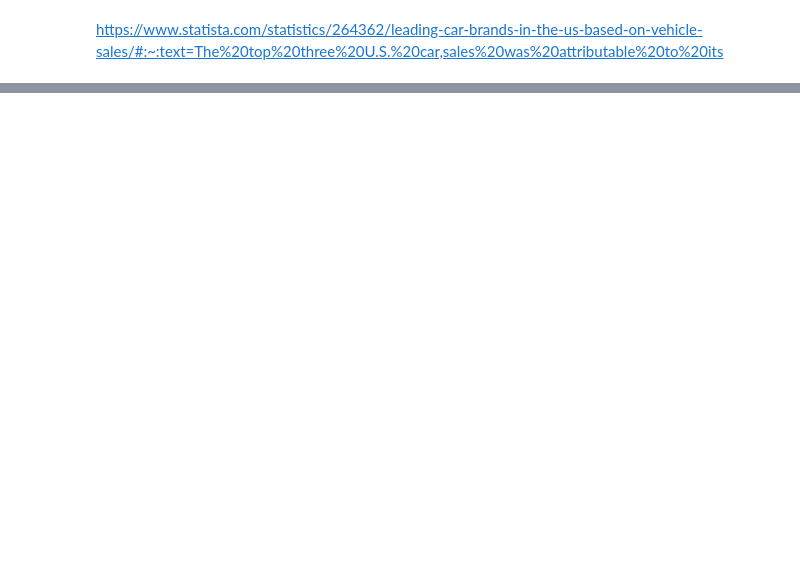
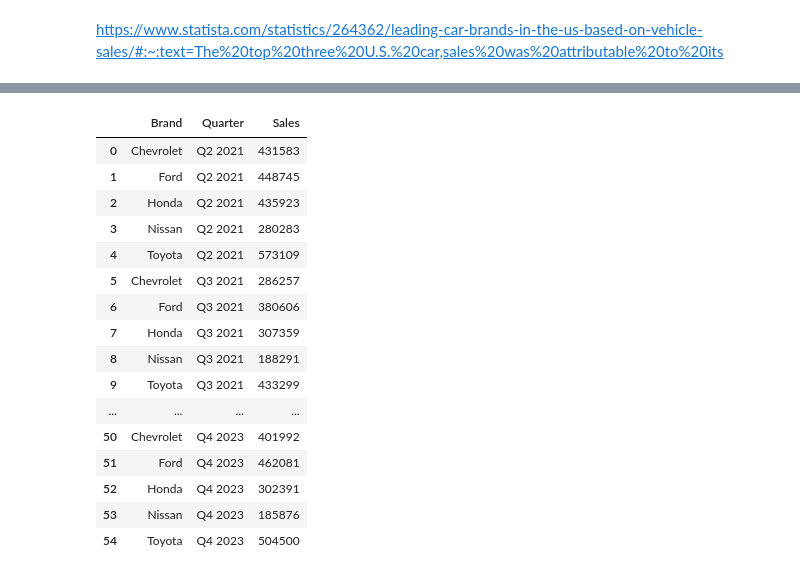
Before and after one commit to ratimayy/ML, a Jupyter notebook: HW_plotly_graph.ipynb, the cells around one changed output, grey strips where cells are left out. Cells and saved outputs as stored; diff of their text form; code cells hidden in the pictures; blank space fills up the shorter version.

```diff
--- a/HW_plotly_graph.ipynb
+++ b/HW_plotly_graph.ipynb
@@ -96,0 +83,20 @@ SyntaxError: closing parenthesis ']' does not match opening parenthesis '(' (<ip
+# %%
+df_long
+# %% [output]
+|  | Brand | Quarter | Sales |
+| 0 | Chevrolet | Q2 2021 | 431583 |
+| 1 | Ford | Q2 2021 | 448745 |
+| 2 | Honda | Q2 2021 | 435923 |
+| 3 | Nissan | Q2 2021 | 280283 |
+| 4 | Toyota | Q2 2021 | 573109 |
+| 5 | Chevrolet | Q3 2021 | 286257 |
+| 6 | Ford | Q3 2021 | 380606 |
+| 7 | Honda | Q3 2021 | 307359 |
+| 8 | Nissan | Q3 2021 | 188291 |
+| 9 | Toyota | Q3 2021 | 433299 |
+| ... | ... | ... | ... |
+| 50 | Chevrolet | Q4 2023 | 401992 |
+| 51 | Ford | Q4 2023 | 462081 |
+| 52 | Honda | Q4 2023 | 302391 |
+| 53 | Nissan | Q4 2023 | 185876 |
+| 54 | Toyota | Q4 2023 | 504500 |
```
Also changed, not shown: parts of 7 cells of this notebook.
